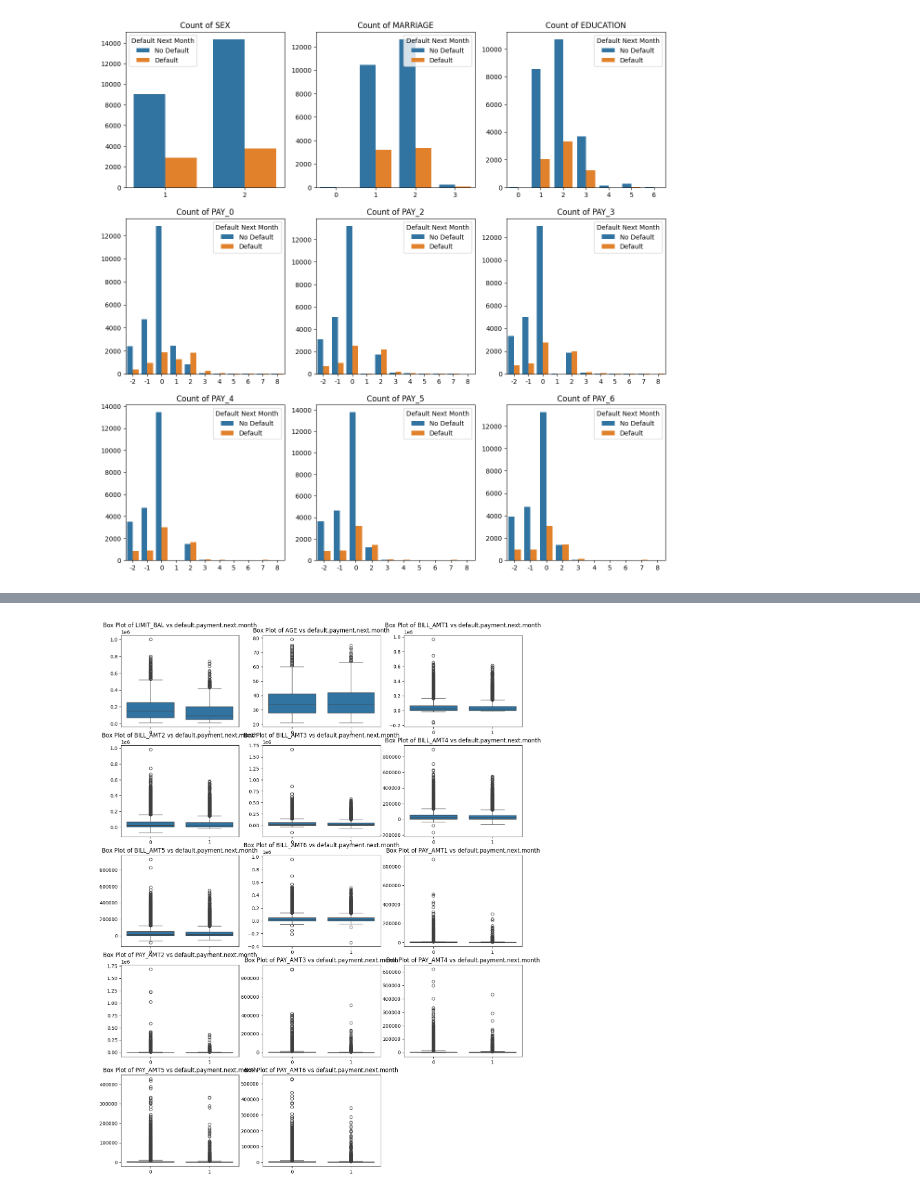
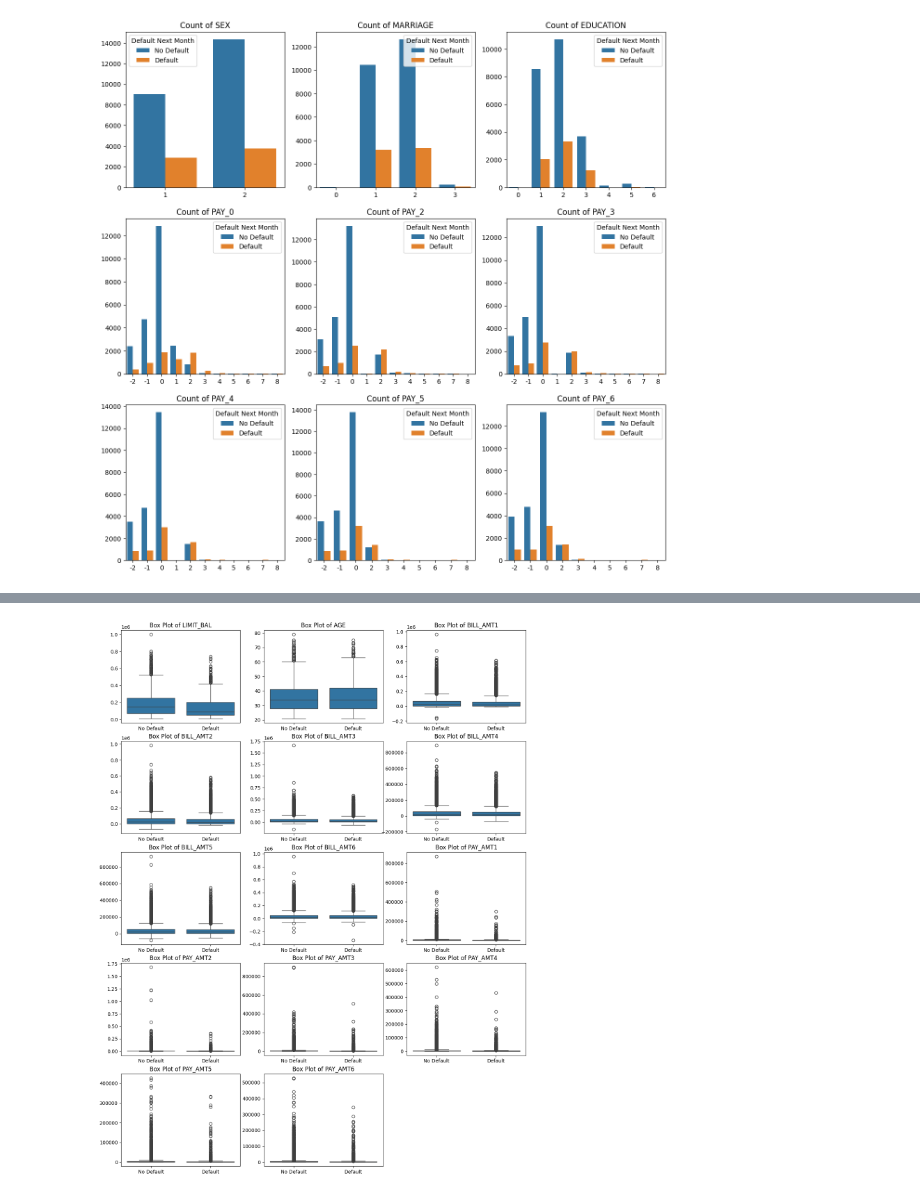
Before and after one commit to joseph-m-pasia/kg-default-of-credit-cards, a Jupyter notebook: notebooks/00_eda.ipynb, the cells around one changed output, grey strips where cells are left out. Drawn from its saved outputs; the diff is of its cells as text; code cells hidden in the pictures.

```diff
--- a/notebooks/00_eda.ipynb
+++ b/notebooks/00_eda.ipynb
@@ -114,3 +160,12 @@ for i, var in enumerate(binary_variables + ordinal_variables):
     plt.legend(title='Default Next Month', labels=['No Default', 'Default'])
 # %% [output]
 [figure]
+# %%
+# For non-numeric variables, calculate the mean of the target variable for each category and plot a bar plot
+plt.figure(figsize=(15, 20))  # Adjust height based on number of rows
+for i, var in enumerate(binary_variables + ordinal_variables):
+    plt.subplot(4, 3, i + 1)
+    sns.barplot(x=var, y=target_variable, data=df)
+    plt.title(f'Mean Default Rate by {var}')
+    plt.xlabel("")
+    plt.ylabel("Mean Default Rate")
@@ -117,11 +174,12 @@ for i, var in enumerate(binary_variables + ordinal_variables):
 # %%
 # Box plot for numeric variables vs the target variable in 3 columns
 plt.figure(figsize=(15, 20))  # Adjust height based on number of rows
 for i, var in enumerate(numeric_variables):
     plt.subplot(5, 3, i + 1)
     sns.boxplot(x=target_variable, y=var, data=df)
     plt.xlabel("")
     plt.ylabel("")
-    plt.title(f'Box Plot of {var} vs default payment')
+    plt.title(f'Box Plot of {var}')
+    plt.xticks([0,1], ['No Default','Default'])
 # %% [output]
-[figure, old version]
+[figure, new version]
```
Also changed, not shown: parts of 4 cells of this notebook.
